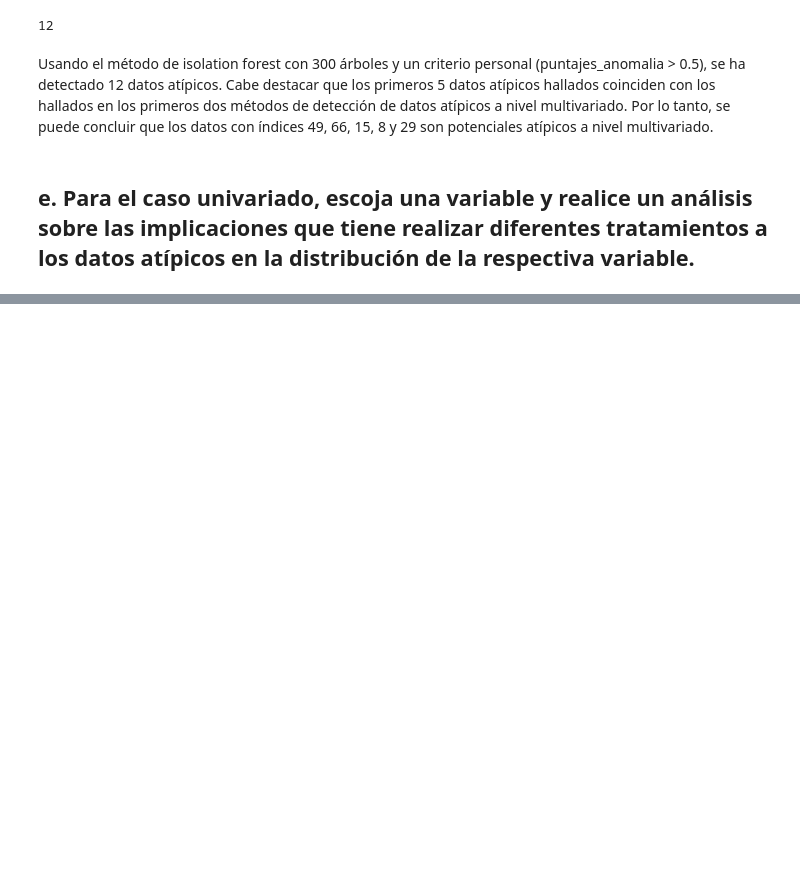
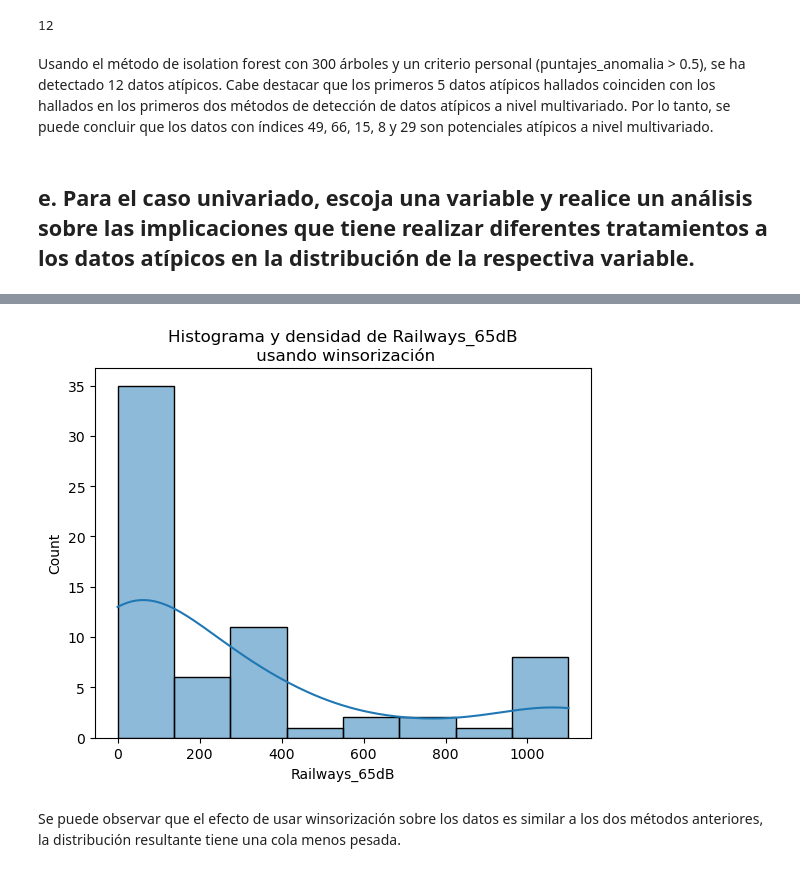
Before and after one commit to Deivid-code/Trabajo-1-mineria-de-datos, a Jupyter notebook: Trabajo 1 minería de datos.ipynb, the cells around one changed output, grey strips where cells are left out. Saved outputs shown, nothing was run; the diff lists cells and outputs as text; code cells hidden in the pictures; blank space fills up the shorter version.

```diff
--- a/Trabajo 1 minería de datos.ipynb
+++ b/Trabajo 1 minería de datos.ipynb
@@ -674,0 +671,12 @@ array([[   0.],
+# %%
+ruidoso_winsorized = ruidoso.copy()
+ruidoso_winsorized['Railways_65dB'] = winsorize(ruidoso_winsorized['Railways_65dB'],\
+  limits = [0, 0.1], inplace = True)
+# %%
+sns.histplot(ruidoso_winsorized['Railways_65dB'], kde=True)
+plt.title("Histograma y densidad de Railways_65dB\n usando winsorización")
+plt.show()
+# %% [output]
+[figure, added]
+# %% [markdown]
+Se puede observar que el efecto de usar winsorización sobre los datos es similar a los dos métodos anteriores, la distribución resultante tiene una cola menos pesada.
```
Also changed, not shown: parts of 21 cells of this notebook.
